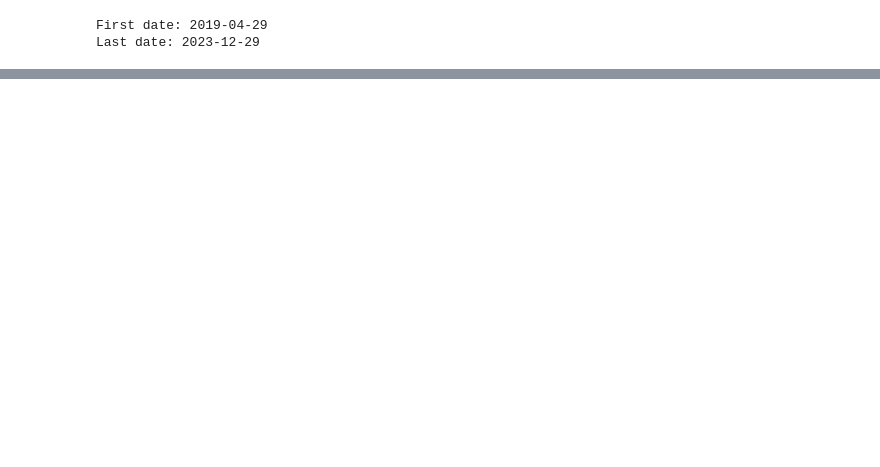
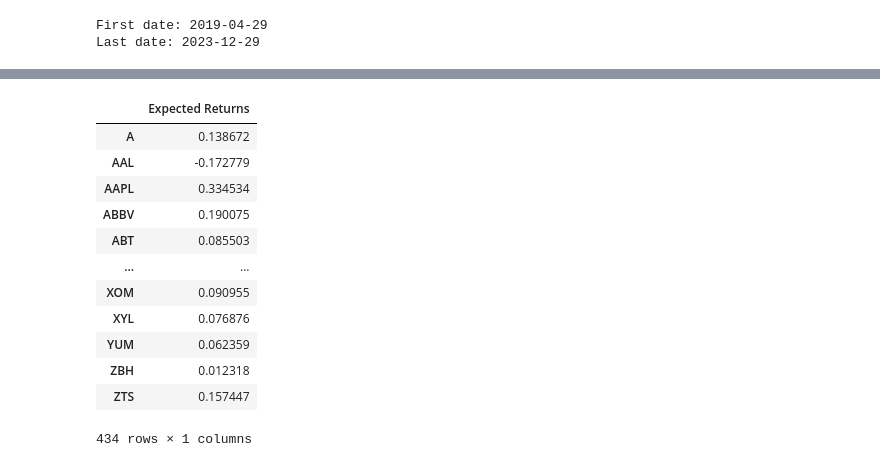
Before and after one commit to NickJS1231/Final-Project, a Jupyter notebook: Get_data - Copy.ipynb, the cells around one changed output, grey strips where cells are left out. Cells and saved outputs as stored; diff of their text form; code cells hidden in the pictures; blank space fills up the shorter version.

```diff
--- a/Get_data - Copy.ipynb
+++ b/Get_data - Copy.ipynb
@@ -288,0 +169,16 @@ sp500_df_w_scores[sp500_df_w_scores['Ticker'] == 'GOOGL']
+# %%
+e_returns_df
+# %% [output]
+|  | Expected Returns |
+| A | 0.138672 |
+| AAL | -0.172779 |
+| AAPL | 0.334534 |
+| ABBV | 0.190075 |
+| ABT | 0.085503 |
+| ... | ... |
+| XOM | 0.090955 |
+| XYL | 0.076876 |
+| YUM | 0.062359 |
+| ZBH | 0.012318 |
+| ZTS | 0.157447 |
+434 rows × 1 columns
```
Also changed, not shown: parts of 21 cells of this notebook, 3 other files.
